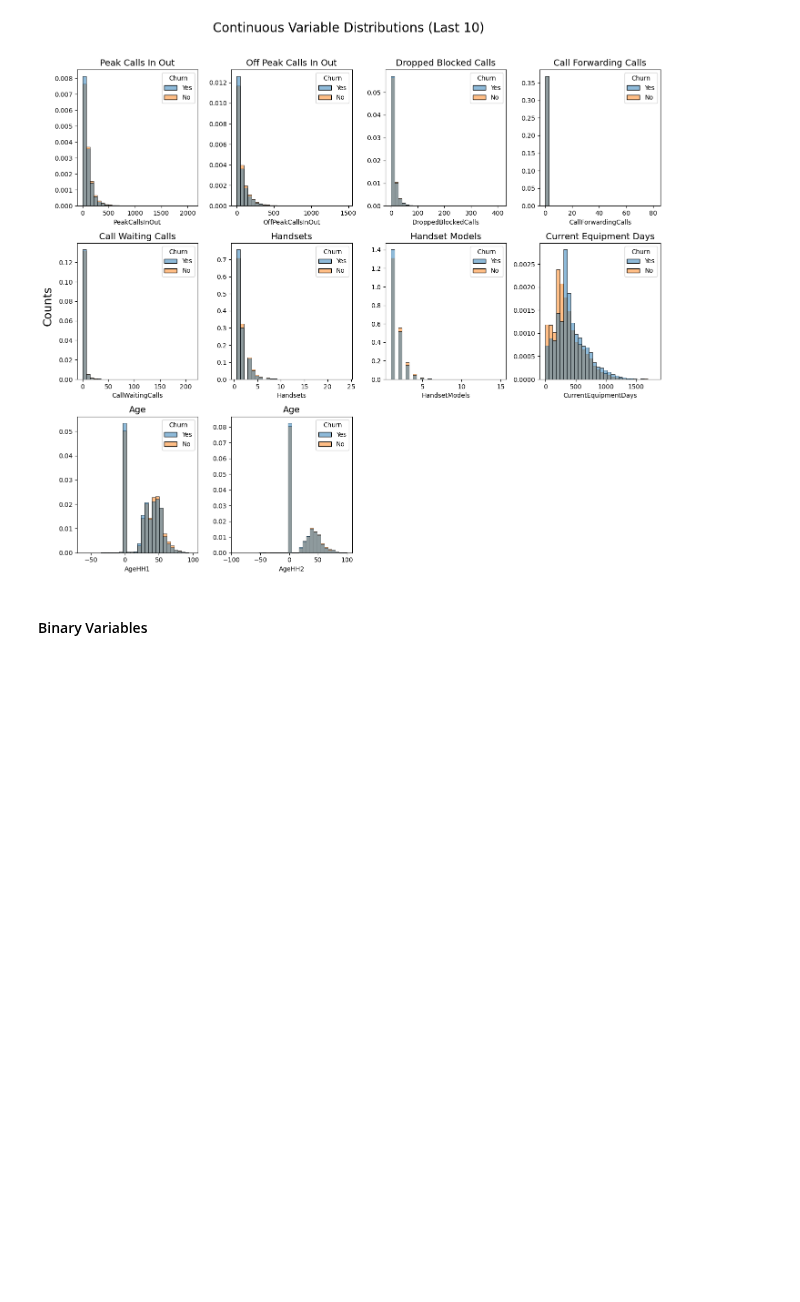
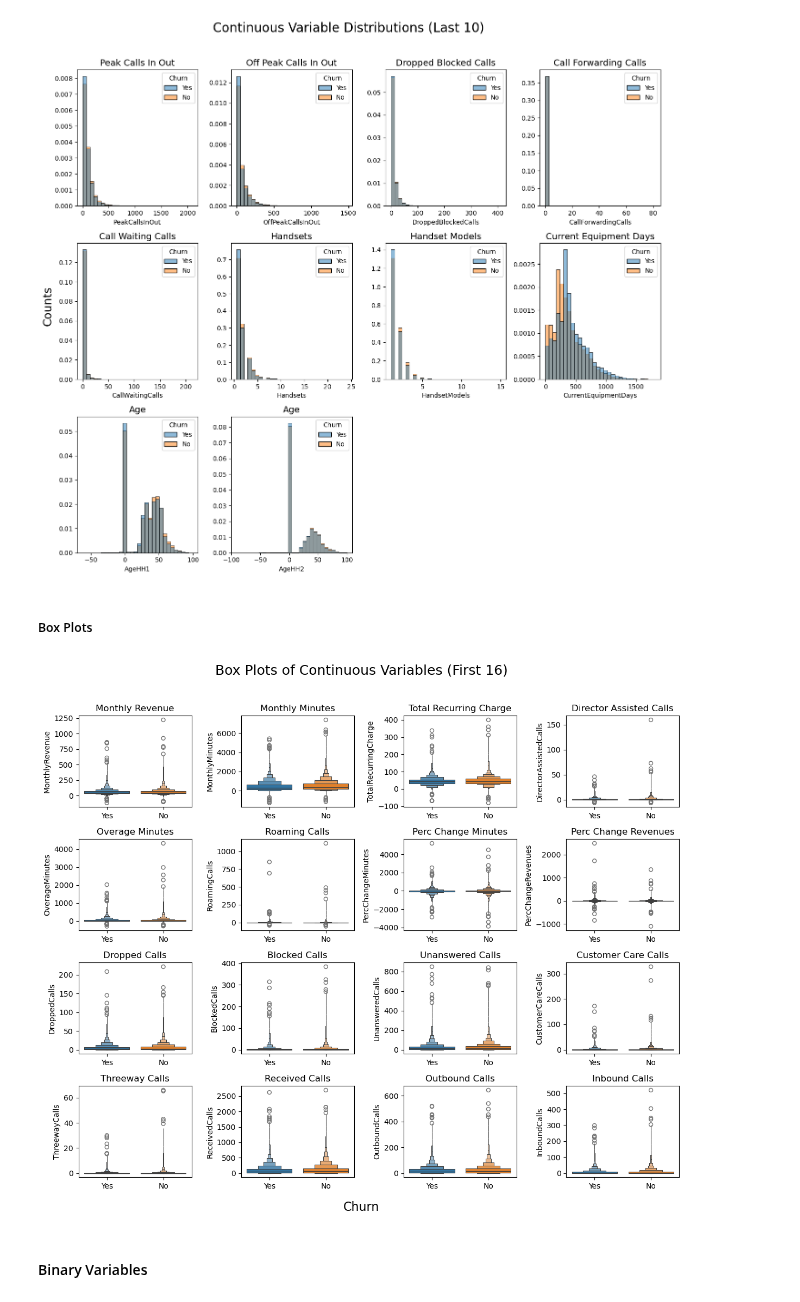
Before and after one commit to kayleeisokay/cs109a_final_project, a Jupyter notebook: MS3.ipynb, the cells around one changed output. Drawn from its saved outputs; the diff is of its cells as text; code cells hidden in the pictures; blank space fills up the shorter version.

```diff
--- a/MS3.ipynb
+++ b/MS3.ipynb
@@ -306,3 +306,25 @@ plt.tight_layout()
 # %%
 if output_img:
     fig.savefig('./img/m3_fig3b.png', format='png', dpi=300, bbox_inches='tight')
+# %% [markdown]
+##### Box Plots
+# %%
+fig, ax = plt.subplots(4, 4, figsize=(12, 10))
+
+for ax, feature in zip(ax.ravel(), continuous_vars[:16]):
+
+    _=sns.boxenplot(
+        x="Churn",
+        y=feature,
+        data=train,
+        hue='Churn',
+        ax=ax
+    )
+    ax.set_title(split_camel_case(feature).title())
+    ax.set_xlabel("")
+
+plt.suptitle("Box Plots of Continuous Variables (First 16)", fontsize = 18, y=1.02)
+fig.supxlabel("Churn", fontsize=16)
+plt.tight_layout()
+# %% [output]
+[figure, added]
```
Also changed, not shown: parts of 4 cells of this notebook, 1 other file.
